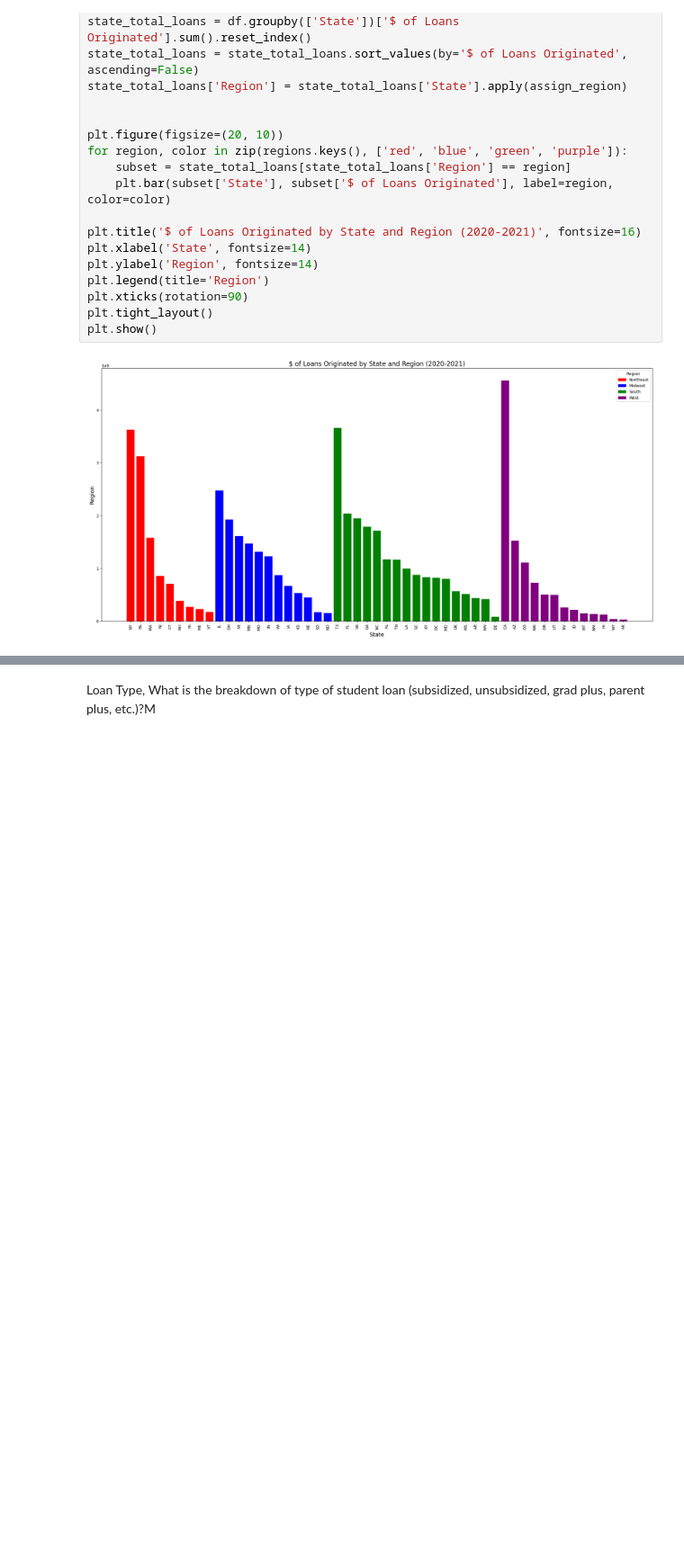
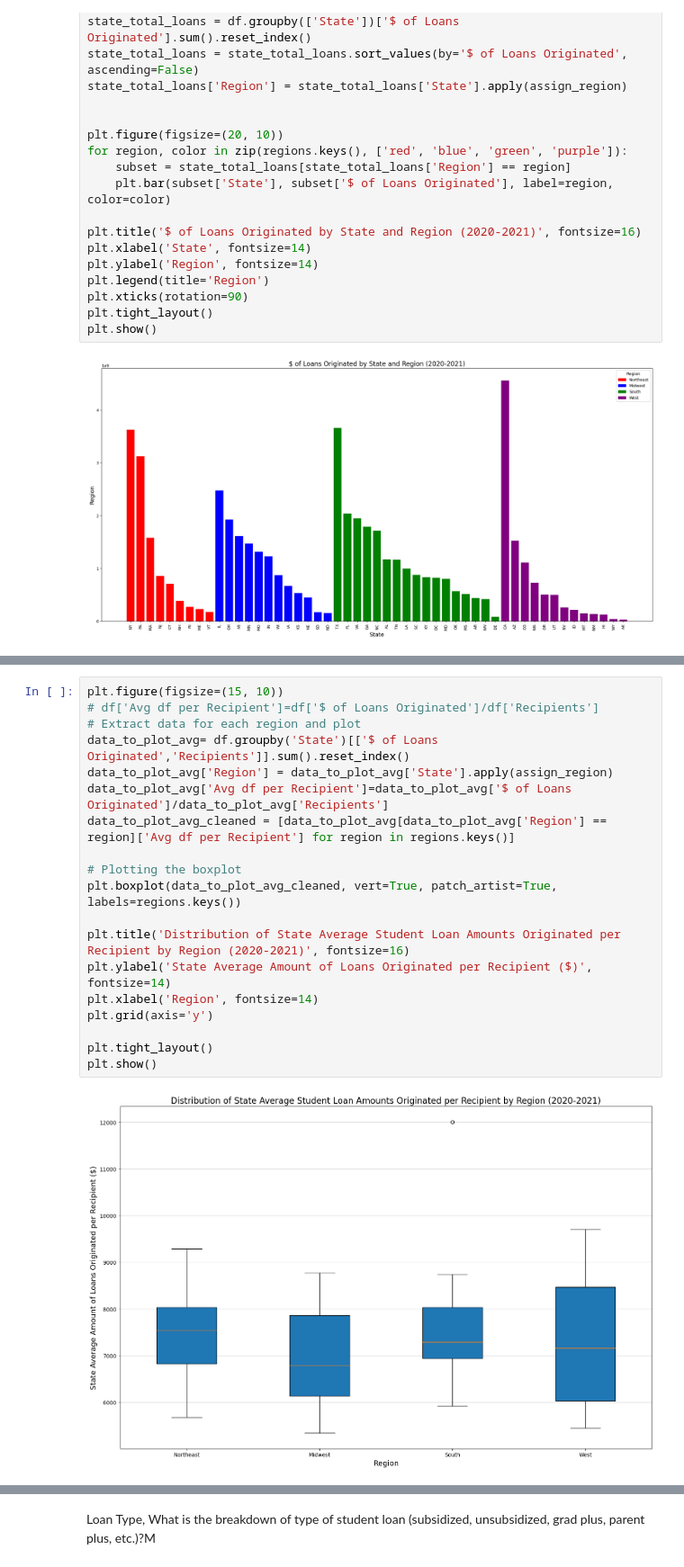
Before and after one commit to wemlaztdj/Demo_p1, a Jupyter notebook: main - TC.ipynb, the cells around one changed output, grey strips where cells are left out. Shown at 90% size. Drawn from its saved outputs; the diff is of its cells as text; blank space fills up the shorter version.

Commit message:
Box plots

```diff
--- a/main - TC.ipynb
+++ b/main - TC.ipynb
@@ -318,0 +305,21 @@ plt.show()
+# %%
+plt.figure(figsize=(15, 10))
+# df['Avg df per Recipient']=df['$ of Loans Originated']/df['Recipients']
+# Extract data for each region and plot
+data_to_plot_avg= df.groupby('State')[['$ of Loans Originated','Recipients']].sum().reset_index()
+data_to_plot_avg['Region'] = data_to_plot_avg['State'].apply(assign_region)
+data_to_plot_avg['Avg df per Recipient']=data_to_plot_avg['$ of Loans Originated']/data_to_plot_avg['Recipients']
+data_to_plot_avg_cleaned = [data_to_plot_avg[data_to_plot_avg['Region'] == region]['Avg df per Recipient'] for region in regions.keys()]
+
+# Plotting the boxplot
+plt.boxplot(data_to_plot_avg_cleaned, vert=True, patch_artist=True, labels=regions.keys())
+
+plt.title('Distribution of State Average Student Loan Amounts Originated per Recipient by Region (2020-2021)', fontsize=16)
+plt.ylabel('State Average Amount of Loans Originated per Recipient ($)', fontsize=14)
+plt.xlabel('Region', fontsize=14)
+plt.grid(axis='y')
+
+plt.tight_layout()
+plt.show()
+# %% [output]
+[figure, added]
```
Also changed, not shown: parts of 4 cells of this notebook.
